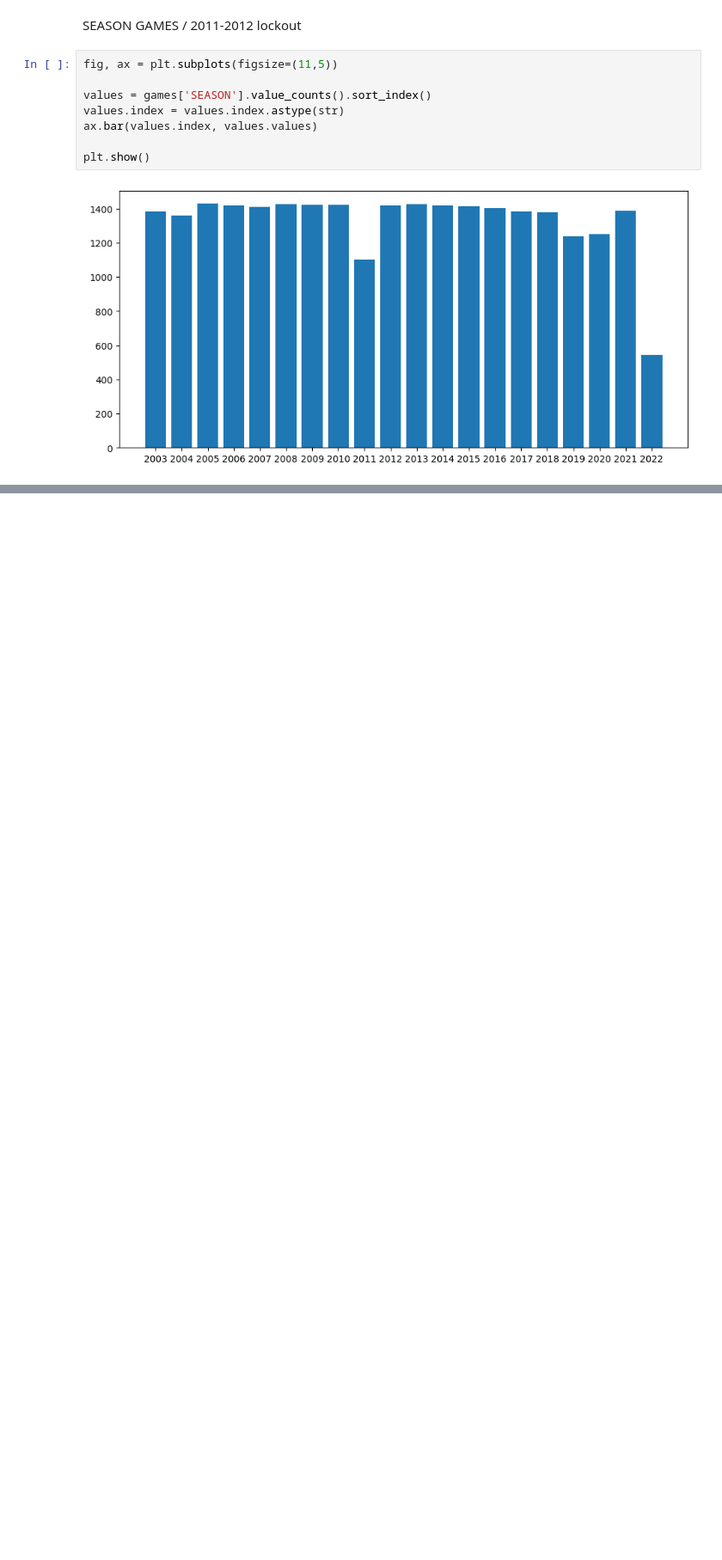
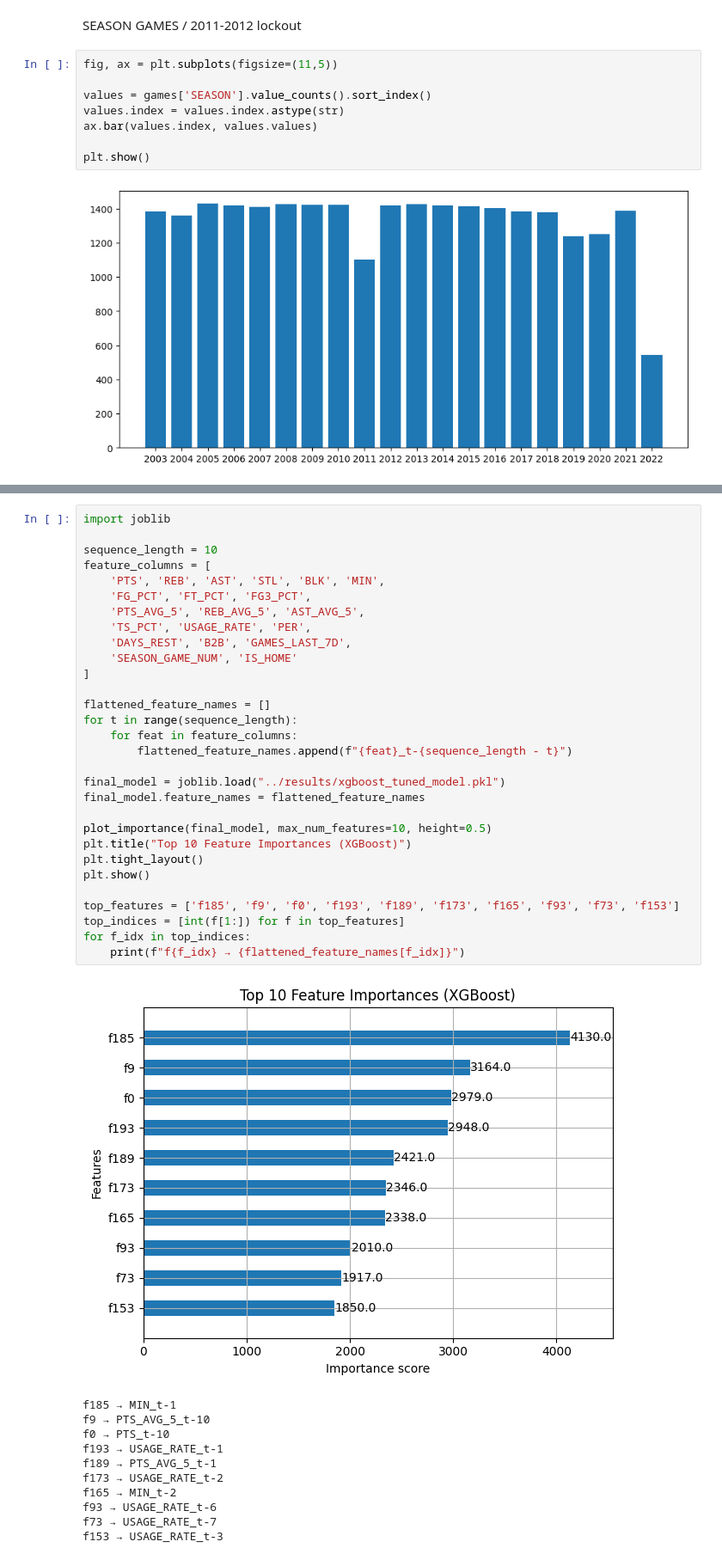
Before and after one commit to ErnestaA94/AI_FINAL_PROJECT, a Jupyter notebook: notebooks/data_visualization.ipynb, the cells around one changed output, grey strips where cells are left out. Shown at 86% size. Drawn from its saved outputs; the diff is of its cells as text; blank space fills up the shorter version.

```diff
--- a/notebooks/data_visualization.ipynb
+++ b/notebooks/data_visualization.ipynb
@@ -109,0 +168,42 @@ plt.show()
+# %%
+import joblib
+
+sequence_length = 10
+feature_columns = [
+    'PTS', 'REB', 'AST', 'STL', 'BLK', 'MIN',
+    'FG_PCT', 'FT_PCT', 'FG3_PCT',
+    'PTS_AVG_5', 'REB_AVG_5', 'AST_AVG_5',
+    'TS_PCT', 'USAGE_RATE', 'PER',
+    'DAYS_REST', 'B2B', 'GAMES_LAST_7D',
+    'SEASON_GAME_NUM', 'IS_HOME'
+]
+
+flattened_feature_names = []
+for t in range(sequence_length):
+    for feat in feature_columns:
+        flattened_feature_names.append(f"{feat}_t-{sequence_length - t}")
+
+final_model = joblib.load("../results/xgboost_tuned_model.pkl")
+final_model.feature_names = flattened_feature_names
+
+plot_importance(final_model, max_num_features=10, height=0.5)
+plt.title("Top 10 Feature Importances (XGBoost)")
+plt.tight_layout()
+plt.show()
+
+top_features = ['f185', 'f9', 'f0', 'f193', 'f189', 'f173', 'f165', 'f93', 'f73', 'f153']
+top_indices = [int(f[1:]) for f in top_features]
+for f_idx in top_indices:
+    print(f"f{f_idx} → {flattened_feature_names[f_idx]}")
+# %% [output]
+[figure, added]
+f185 → MIN_t-1
+f9 → PTS_AVG_5_t-10
+f0 → PTS_t-10
+f193 → USAGE_RATE_t-1
+f189 → PTS_AVG_5_t-1
+f173 → USAGE_RATE_t-2
+f165 → MIN_t-2
+f93 → USAGE_RATE_t-6
+f73 → USAGE_RATE_t-7
+f153 → USAGE_RATE_t-3
```
Also changed, not shown: parts of 7 cells of this notebook, 3 other files.
